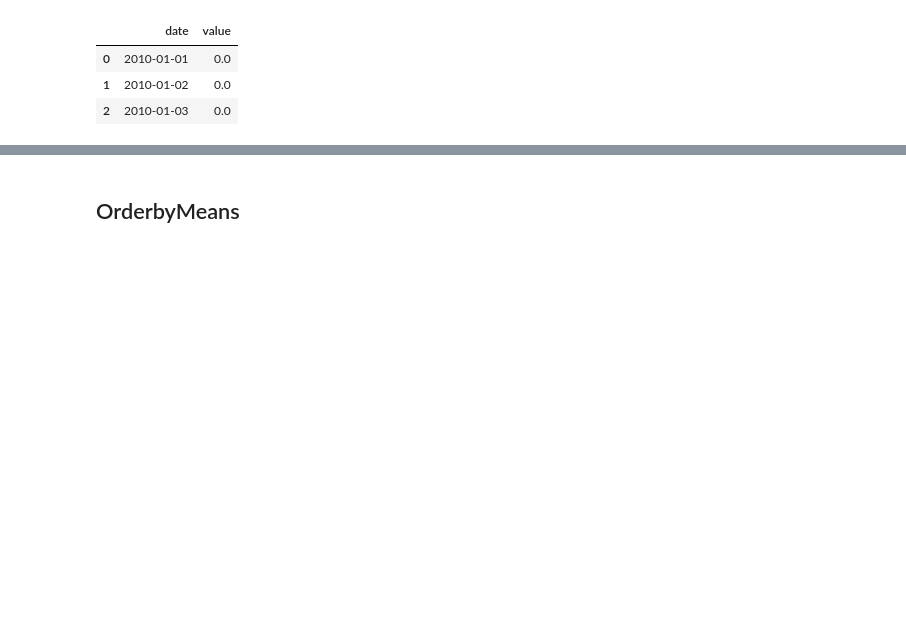
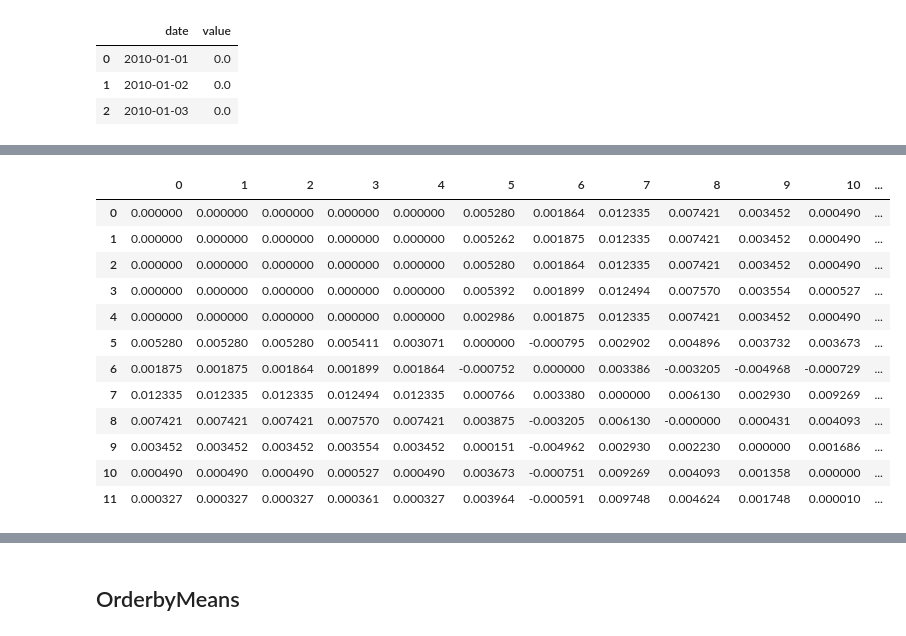
Before and after one commit to algoasylum/SatelliteImageAnalysis, a Jupyter notebook: GMM/GMM_additivemetric.ipynb, the cells around one changed output, grey strips where cells are left out. Saved outputs shown, nothing was run; the diff lists cells and outputs as text; code cells hidden in the pictures; blank space fills up the shorter version.

```diff
--- a/GMM/GMM_additivemetric.ipynb
+++ b/GMM/GMM_additivemetric.ipynb
@@ -263,0 +315,19 @@ array([[ 0.00000000e+00,  0.00000000e+00,  0.00000000e+00,
+# %%
+dfw = pd.DataFrame(a)
+cm = sns.light_palette("green", as_cmap=True)
+s = dfw.style.background_gradient(cmap=cm)
+s
+# %% [output]
+|  | 0 | 1 | 2 | 3 | 4 | 5 | 6 | 7 | 8 | 9 | 10 | ... |
+| 0 | 0.000000 | 0.000000 | 0.000000 | 0.000000 | 0.000000 | 0.005280 | 0.001864 | 0.012335 | 0.007421 | 0.003452 | 0.000490 | ... |
+| 1 | 0.000000 | 0.000000 | 0.000000 | 0.000000 | 0.000000 | 0.005262 | 0.001875 | 0.012335 | 0.007421 | 0.003452 | 0.000490 | ... |
+| 2 | 0.000000 | 0.000000 | 0.000000 | 0.000000 | 0.000000 | 0.005280 | 0.001864 | 0.012335 | 0.007421 | 0.003452 | 0.000490 | ... |
+| 3 | 0.000000 | 0.000000 | 0.000000 | 0.000000 | 0.000000 | 0.005392 | 0.001899 | 0.012494 | 0.007570 | 0.003554 | 0.000527 | ... |
+| 4 | 0.000000 | 0.000000 | 0.000000 | 0.000000 | 0.000000 | 0.002986 | 0.001875 | 0.012335 | 0.007421 | 0.003452 | 0.000490 | ... |
+| 5 | 0.005280 | 0.005280 | 0.005280 | 0.005411 | 0.003071 | 0.000000 | -0.000795 | 0.002902 | 0.004896 | 0.003732 | 0.003673 | ... |
+| 6 | 0.001875 | 0.001875 | 0.001864 | 0.001899 | 0.001864 | -0.000752 | 0.000000 | 0.003386 | -0.003205 | -0.004968 | -0.000729 | ... |
+| 7 | 0.012335 | 0.012335 | 0.012335 | 0.012494 | 0.012335 | 0.000766 | 0.003380 | 0.000000 | 0.006130 | 0.002930 | 0.009269 | ... |
+| 8 | 0.007421 | 0.007421 | 0.007421 | 0.007570 | 0.007421 | 0.003875 | -0.003205 | 0.006130 | -0.000000 | 0.000431 | 0.004093 | ... |
+| 9 | 0.003452 | 0.003452 | 0.003452 | 0.003554 | 0.003452 | 0.000151 | -0.004962 | 0.002930 | 0.002230 | 0.000000 | 0.001686 | ... |
+| 10 | 0.000490 | 0.000490 | 0.000490 | 0.000527 | 0.000490 | 0.003673 | -0.000751 | 0.009269 | 0.004093 | 0.001358 | 0.000000 | ... |
+| 11 | 0.000327 | 0.000327 | 0.000327 | 0.000361 | 0.000327 | 0.003964 | -0.000591 | 0.009748 | 0.004624 | 0.001748 | 0.000010 | ... |
```
Also changed, not shown: parts of 14 cells of this notebook, 4 other files.
